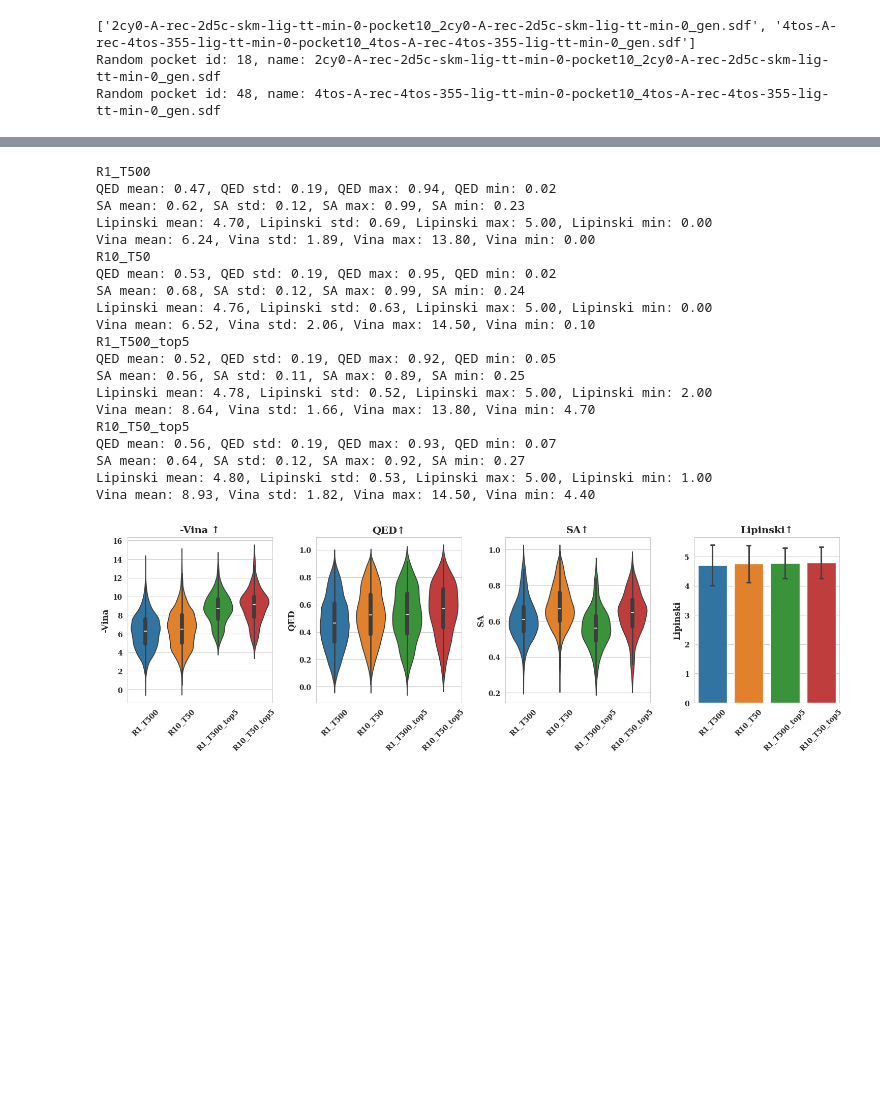
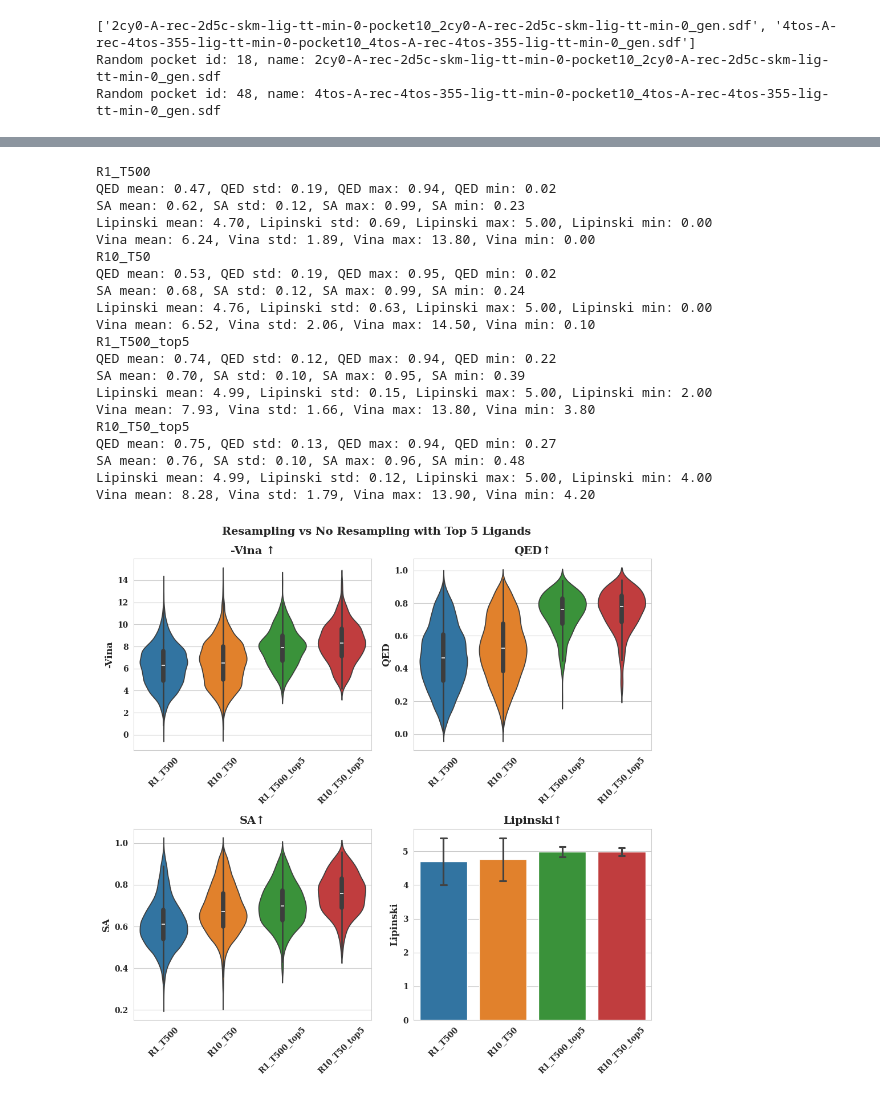
Before and after one commit to SviatoslavSakharov/master_thesis, a Jupyter notebook: evaluation/reconstruction.ipynb, the cells around one changed output, grey strips where cells are left out. Drawn from its saved outputs; the diff is of its cells as text; code cells hidden in the pictures; blank space fills up the shorter version.

```diff
--- a/evaluation/reconstruction.ipynb
+++ b/evaluation/reconstruction.ipynb
@@ -96,25 +88,25 @@ Vina mean: 8.28, Vina std: 1.79, Vina max: 13.90, Vina min: 4.20
 # %%
-utils.plot_metrics(dfs + dfs_topN, names + names_topN )#(2,2), (10, 10))
+utils.plot_metrics(dfs + dfs_topN, names + names_topN, (2,2), (10, 10), suptitle="Resampling vs No Resampling with Top 5 Ligands", save="resampling_vs_no_res_top5.pdf")
 # %% [output]
 R1_T500
 QED mean: 0.47, QED std: 0.19, QED max: 0.94, QED min: 0.02
 SA mean: 0.62, SA std: 0.12, SA max: 0.99, SA min: 0.23
 Lipinski mean: 4.70, Lipinski std: 0.69, Lipinski max: 5.00, Lipinski min: 0.00
 Vina mean: 6.24, Vina std: 1.89, Vina max: 13.80, Vina min: 0.00
 R10_T50
 QED mean: 0.53, QED std: 0.19, QED max: 0.95, QED min: 0.02
 SA mean: 0.68, SA std: 0.12, SA max: 0.99, SA min: 0.24
 Lipinski mean: 4.76, Lipinski std: 0.63, Lipinski max: 5.00, Lipinski min: 0.00
 Vina mean: 6.52, Vina std: 2.06, Vina max: 14.50, Vina min: 0.10
 R1_T500_top5
-QED mean: 0.52, QED std: 0.19, QED max: 0.92, QED min: 0.05
-SA mean: 0.56, SA std: 0.11, SA max: 0.89, SA min: 0.25
-Lipinski mean: 4.78, Lipinski std: 0.52, Lipinski max: 5.00, Lipinski min: 2.00
-Vina mean: 8.64, Vina std: 1.66, Vina max: 13.80, Vina min: 4.70
+QED mean: 0.74, QED std: 0.12, QED max: 0.94, QED min: 0.22
+SA mean: 0.70, SA std: 0.10, SA max: 0.95, SA min: 0.39
+Lipinski mean: 4.99, Lipinski std: 0.15, Lipinski max: 5.00, Lipinski min: 2.00
+Vina mean: 7.93, Vina std: 1.66, Vina max: 13.80, Vina min: 3.80
 R10_T50_top5
-QED mean: 0.56, QED std: 0.19, QED max: 0.93, QED min: 0.07
-SA mean: 0.64, SA std: 0.12, SA max: 0.92, SA min: 0.27
-Lipinski mean: 4.80, Lipinski std: 0.53, Lipinski max: 5.00, Lipinski min: 1.00
-Vina mean: 8.93, Vina std: 1.82, Vina max: 14.50, Vina min: 4.40
+QED mean: 0.75, QED std: 0.13, QED max: 0.94, QED min: 0.27
+SA mean: 0.76, SA std: 0.10, SA max: 0.96, SA min: 0.48
+Lipinski mean: 4.99, Lipinski std: 0.12, Lipinski max: 5.00, Lipinski min: 4.00
+Vina mean: 8.28, Vina std: 1.79, Vina max: 13.90, Vina min: 4.20
-[figure, old version]
+[figure, new version]
 # %%
```
Also changed, not shown: parts of 7 cells of this notebook, 1 other file.
